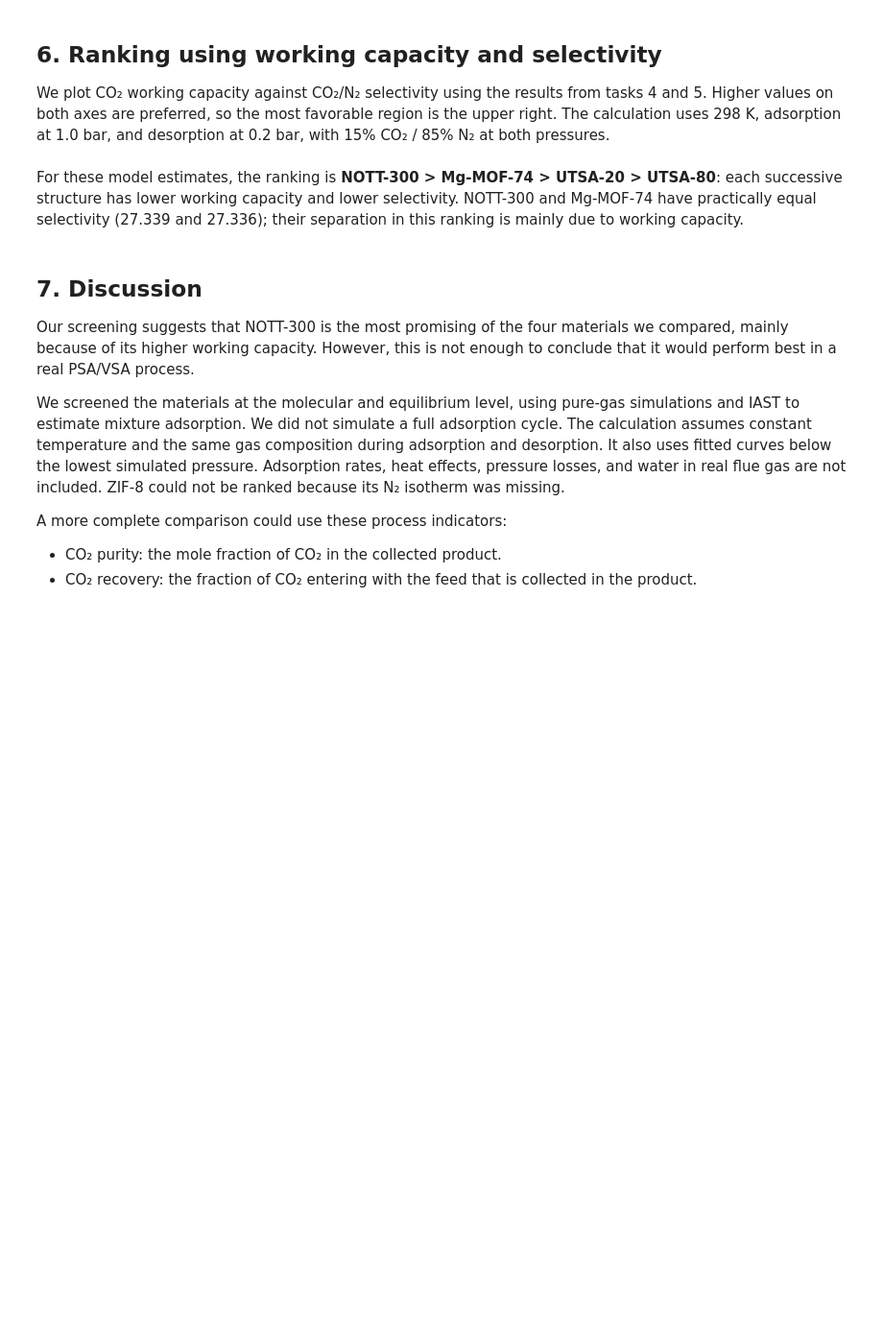
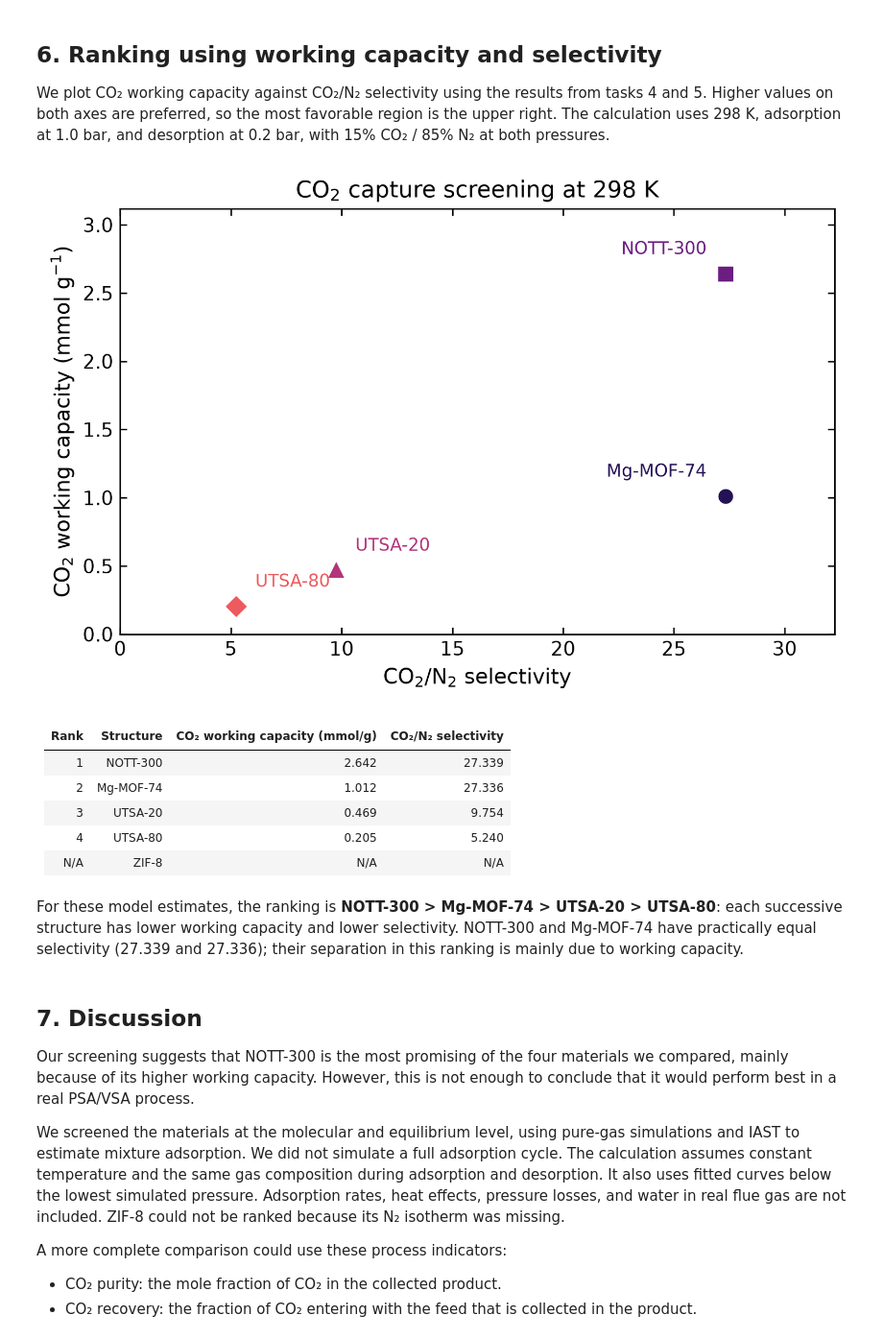
Before and after one commit to BogdanFilipchuk/CH-315-modeling-lab, a Jupyter notebook: Block_2/Project/notebook.ipynb, the cells around one changed output. Shown at 96% size. Cells and saved outputs as stored; diff of their text form; code cells hidden in the pictures; blank space fills up the shorter version.

```diff
--- a/Block_2/Project/notebook.ipynb
+++ b/Block_2/Project/notebook.ipynb
@@ -285,8 +272,6 @@ for row in working_capacity_results:
         continue
 
     q_co2, q_n2 = row["ads"]
-    if q_n2 <= 0:
-        raise ValueError(f"Selectivity requires a positive N₂ loading: {row['structure']}")
     selectivity = (q_co2 / q_n2) * (y_n2 / y_co2)
     selectivity_results.append({
         "structure": row["structure"],
@@ -351,36 +344,42 @@ for name, color, marker in zip(structure_order, colors, markers):
 
 ax.set(
     title=r"CO$_2$ capture screening at 298 K",
     xlabel=r"CO$_2$/N$_2$ selectivity",
     ylabel=r"CO$_2$ working capacity (mmol g$^{-1}$)",
     xlim=(0, max(row["selectivity"] for row in screening_results) * 1.18),
     ylim=(0, max(row["wc"] for row in screening_results) * 1.18),
 )
 ax.set_axisbelow(True)
 ax.tick_params(direction="in", top=True, right=True)
 fig_screening.tight_layout()
 
 # fig_screening.savefig("working_capacity_vs_selectivity.pdf", bbox_inches="tight")
 # fig_screening.savefig("working_capacity_vs_selectivity.png", dpi=300, bbox_inches="tight")
 
 plt.show()
 
 # For these results, both criteria give the same ordering.
-# Verify this before reporting a single rank rather than assigning arbitrary weights.
 ranked_results = sorted(screening_results, key=lambda row: row["wc"], reverse=True)
-if any(a["selectivity"] < b["selectivity"] for a, b in zip(ranked_results, ranked_results[1:])):
-    raise ValueError("The two criteria give different orderings; a single ranking needs further analysis.")
 
 lines = [
     "| Rank | Structure | CO₂ working capacity (mmol/g) | CO₂/N₂ selectivity |",
     "| ---: | :--- | ---: | ---: |",
 ]
 for rank, row in enumerate(ranked_results, start=1):
     lines.append(f"| {rank} | {row['structure']} | {row['wc']:.3f} | {row['selectivity']:.3f} |")
 for name in structure_order:
     if wc_by_structure[name] is None or s_by_structure[name] is None:
         lines.append(f"| N/A | {name} | N/A | N/A |")
 display(Markdown("\n".join(lines)))
+# %% [output]
+[figure, added]
+| Rank | Structure | CO₂ working capacity (mmol/g) | CO₂/N₂ selectivity |
+| ---: | :--- | ---: | ---: |
+| 1 | NOTT-300 | 2.642 | 27.339 |
+| 2 | Mg-MOF-74 | 1.012 | 27.336 |
+| 3 | UTSA-20 | 0.469 | 9.754 |
+| 4 | UTSA-80 | 0.205 | 5.240 |
+| N/A | ZIF-8 | N/A | N/A |
 # %% [markdown]
 For these model estimates, the ranking is **NOTT-300 > Mg-MOF-74 > UTSA-20 > UTSA-80**: each successive structure has lower working capacity and lower selectivity. NOTT-300 and Mg-MOF-74 have practically equal selectivity (27.339 and 27.336); their separation in this ranking is mainly due to working capacity.
 # %% [markdown]
```
Also changed, not shown: parts of 4 cells of this notebook.
